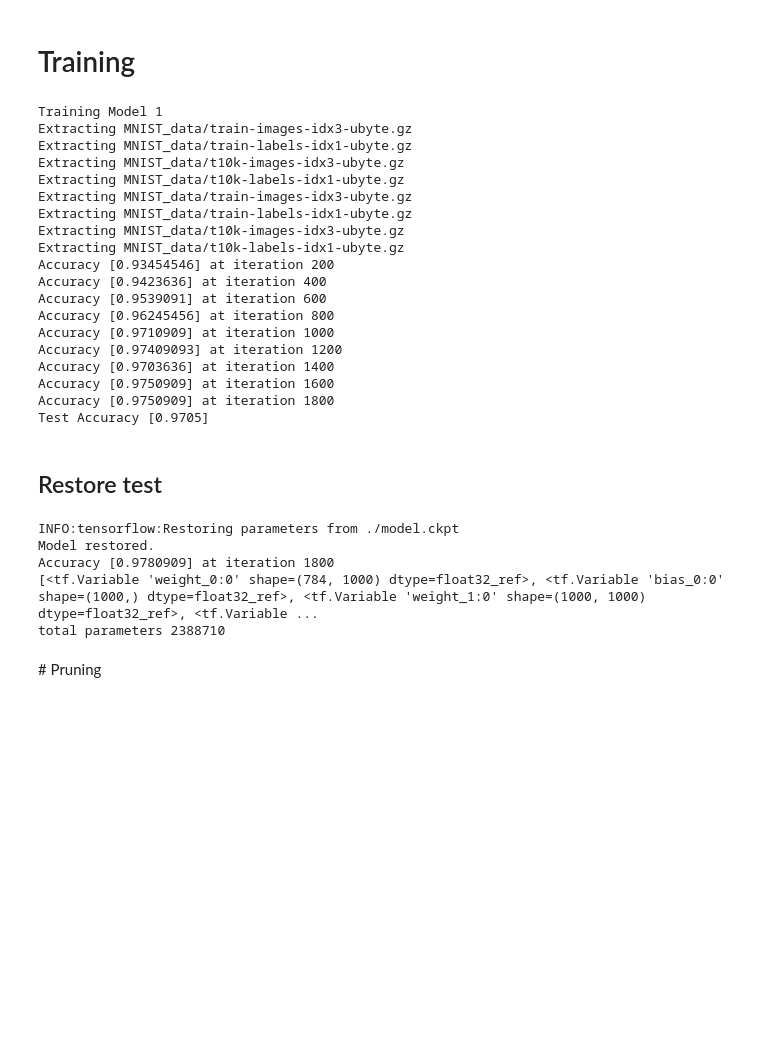
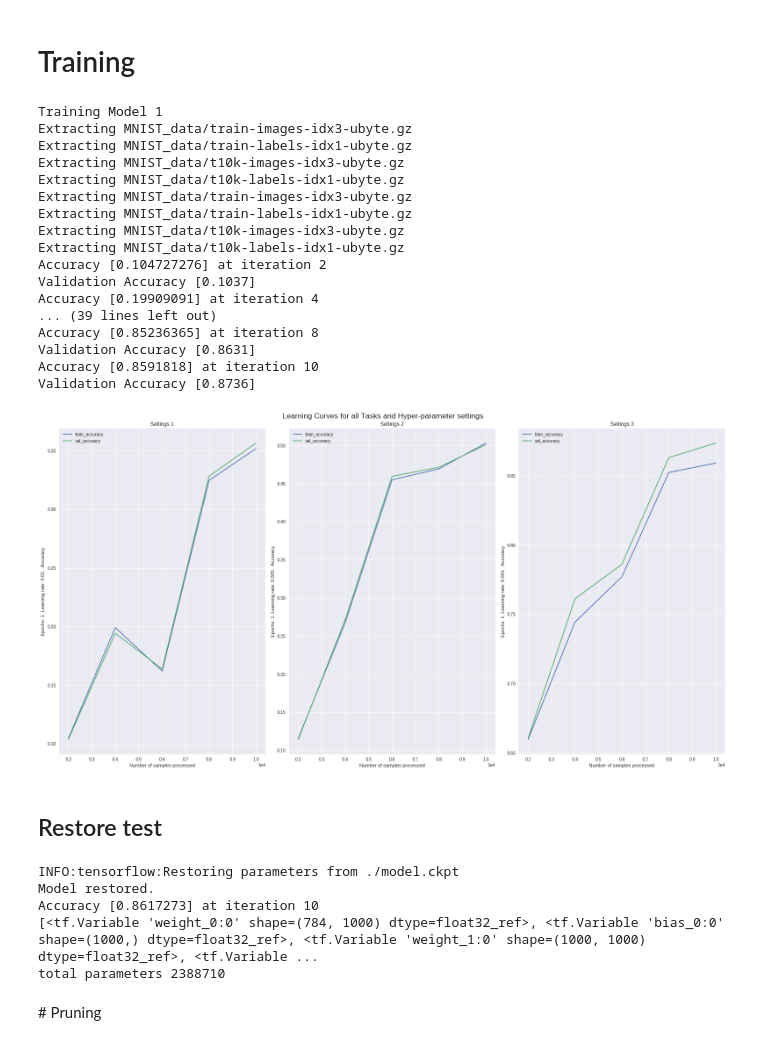
Before and after one commit to acr42/Deeplearning.ai, a Jupyter notebook: MNIST_Prune.ipynb, the cells around one changed output. Saved outputs shown, nothing was run; the diff lists cells and outputs as text; code cells hidden in the pictures; blank space fills up the shorter version.

Commit message:
Learning curve plots

```diff
--- a/MNIST_Prune.ipynb
+++ b/MNIST_Prune.ipynb
@@ -69,8 +70,8 @@ def plot_summary_table(experiment_data):
 # Data loader
 # %%
 # Global variables.
-log_period_samples = 20000
-batch_size = 100
+log_period_samples = 2000
+batch_size = 1000
 # %%
 def get_data():
     return input_data.read_data_sets("MNIST_data/", one_hot=True)
@@ -84,8 +98,7 @@ Extracting MNIST_data/t10k-labels-idx1-ubyte.gz
 # %%
 # Store results of runs with different configurations in a dictionary.
 # Use a tuple (num_epochs, learning_rate) as keys, and a tuple (training_accuracy, testing_accuracy)
-experiments_task1 = []
-settings = [(1, 0.005)]
+settings = [(1, 0.01),(1, 0.005),(1, 0.001)]
 # %% [markdown]
 # Model
 # %%
@@ -231,6 +244,7 @@ def get_graph(layers):
 # %% [markdown]
 # Training
 # %%
+experiments_task1 = []
 print('Training Model 1')
 layers=[1000, 1000, 500, 200,10]
 # Train Model 1 with the different hyper-parameter settings.
@@ -277,19 +291,18 @@ for (num_epochs, learning_rate) in settings:
         acc=sess.run([accuracy],feed_dict)
         print(f'Accuracy {acc} at iteration {i}')
 
-        train_accuracy.append(acc)
+        train_accuracy.append(acc[0])
         #####################################
         # Compute and store test accuracy.  #
         #####################################
+
+        feed_dict={x:eval_mnist.test.images,y_:eval_mnist.test.labels}
+        acc=sess.run([accuracy],feed_dict)
+        test_accuracy.append(acc[0])
+        print(f'Validation Accuracy {acc}')
     save_path = saver.save(sess, "./model.ckpt")
-
-    feed_dict={x:eval_mnist.test.images,y_:eval_mnist.test.labels}
-    acc=sess.run([accuracy],feed_dict)
-    test_accuracy.append(acc)
-    print(f'Test Accuracy {acc}')
-
-  experiments_task1.append(
-      ((num_epochs, learning_rate), train_accuracy, test_accuracy))
+    experiments_task1.append(
+        ((num_epochs, learning_rate), train_accuracy, test_accuracy))
 # %% [output]
 Training Model 1
 Extracting MNIST_data/train-images-idx3-ubyte.gz
@@ -300,16 +313,18 @@ Extracting MNIST_data/train-images-idx3-ubyte.gz
 Extracting MNIST_data/train-labels-idx1-ubyte.gz
 Extracting MNIST_data/t10k-images-idx3-ubyte.gz
 Extracting MNIST_data/t10k-labels-idx1-ubyte.gz
-Accuracy [0.93454546] at iteration 200
-Accuracy [0.9423636] at iteration 400
-Accuracy [0.9539091] at iteration 600
-Accuracy [0.96245456] at iteration 800
-Accuracy [0.9710909] at iteration 1000
-Accuracy [0.97409093] at iteration 1200
-Accuracy [0.9703636] at iteration 1400
-Accuracy [0.9750909] at iteration 1600
-Accuracy [0.9750909] at iteration 1800
-Test Accuracy [0.9705]
+Accuracy [0.104727276] at iteration 2
+Validation Accuracy [0.1037]
+Accuracy [0.19909091] at iteration 4
+... (39 lines left out)
+Accuracy [0.85236365] at iteration 8
+Validation Accuracy [0.8631]
+Accuracy [0.8591818] at iteration 10
+Validation Accuracy [0.8736]
+# %%
+plot_learning_curves(experiments_task1)
+# %% [output]
+[figure, added]
 # %% [markdown]
 ## Restore test
 # %%
@@ -339,7 +354,7 @@ with tf.Session() as sess:
 # %% [output]
 INFO:tensorflow:Restoring parameters from ./model.ckpt
 Model restored.
-Accuracy [0.9780909] at iteration 1800
+Accuracy [0.8617273] at iteration 10
 [<tf.Variable 'weight_0:0' shape=(784, 1000) dtype=float32_ref>, <tf.Variable 'bias_0:0' shape=(1000,) dtype=float32_ref>, <tf.Variable 'weight_1:0' shape=(1000, 1000) dtype=float32_ref>, <tf.Variable ...
 total parameters 2388710
 # %% [markdown]
```
Also changed, not shown: parts of 7 cells of this notebook.
